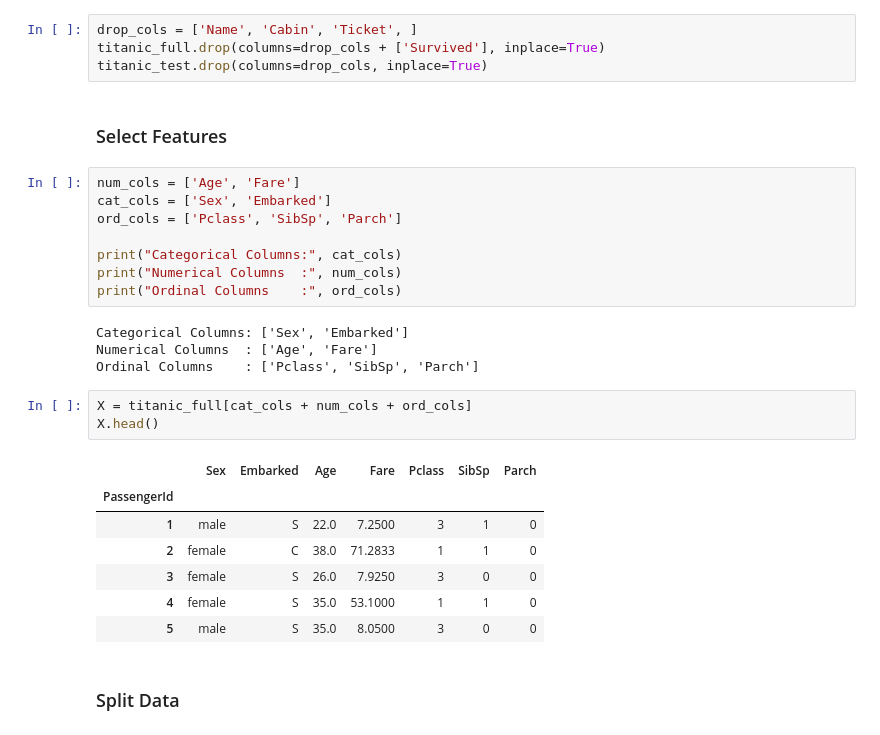
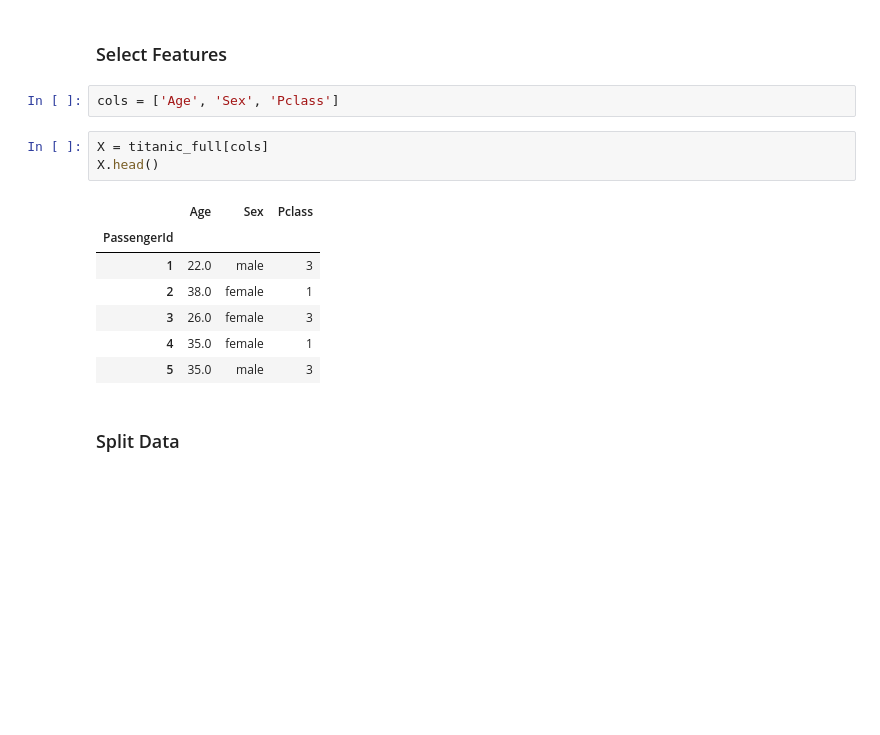
Before and after one commit to Suraj1199/Kaggle_Submissions, a Jupyter notebook: Titanic/Titanic_Random_Forest.ipynb, the cells around one changed output. Drawn from its saved outputs; the diff is of its cells as text; blank space fills up the shorter version.

```diff
--- a/Titanic/Titanic_Random_Forest.ipynb
+++ b/Titanic/Titanic_Random_Forest.ipynb
@@ -89,32 +87,18 @@ Name: Survived, dtype: int64
-# %%
-drop_cols = ['Name', 'Cabin', 'Ticket', ]
-titanic_full.drop(columns=drop_cols + ['Survived'], inplace=True)
-titanic_test.drop(columns=drop_cols, inplace=True)
 # %% [markdown]
 ### Select Features
 # %%
-num_cols = ['Age', 'Fare']
-cat_cols = ['Sex', 'Embarked']
-ord_cols = ['Pclass', 'SibSp', 'Parch']
-
-print("Categorical Columns:", cat_cols)
-print("Numerical Columns  :", num_cols)
-print("Ordinal Columns    :", ord_cols)
+cols = ['Age', 'Sex', 'Pclass']
-# %% [output]
-Categorical Columns: ['Sex', 'Embarked']
-Numerical Columns  : ['Age', 'Fare']
-Ordinal Columns    : ['Pclass', 'SibSp', 'Parch']
 # %%
-X = titanic_full[cat_cols + num_cols + ord_cols]
+X = titanic_full[cols]
 X.head()
 # %% [output]
-|  | Sex | Embarked | Age | Fare | Pclass | SibSp | Parch |
-| PassengerId |  |  |  |  |  |  |  |
-| 1 | male | S | 22.0 | 7.2500 | 3 | 1 | 0 |
-| 2 | female | C | 38.0 | 71.2833 | 1 | 1 | 0 |
-| 3 | female | S | 26.0 | 7.9250 | 3 | 0 | 0 |
-| 4 | female | S | 35.0 | 53.1000 | 1 | 1 | 0 |
-| 5 | male | S | 35.0 | 8.0500 | 3 | 0 | 0 |
+|  | Age | Sex | Pclass |
+| PassengerId |  |  |  |
+| 1 | 22.0 | male | 3 |
+| 2 | 38.0 | female | 1 |
+| 3 | 26.0 | female | 3 |
+| 4 | 35.0 | female | 1 |
+| 5 | 35.0 | male | 3 |
 # %% [markdown]
 ### Split Data
 # %%
```
Also changed, not shown: parts of 10 cells of this notebook.
